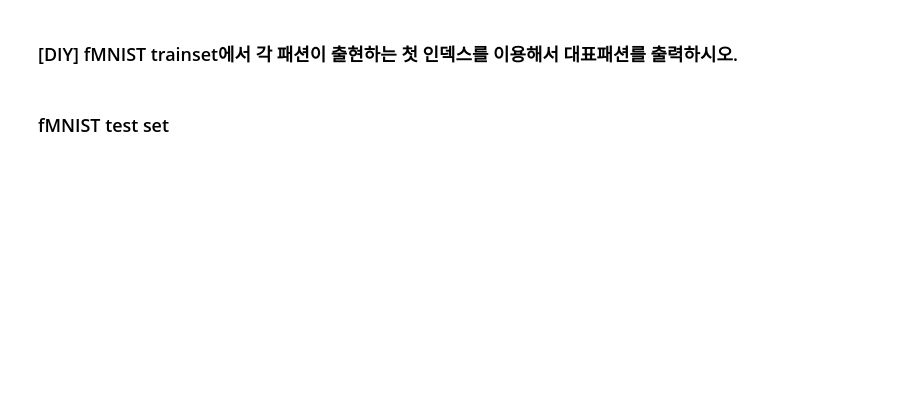
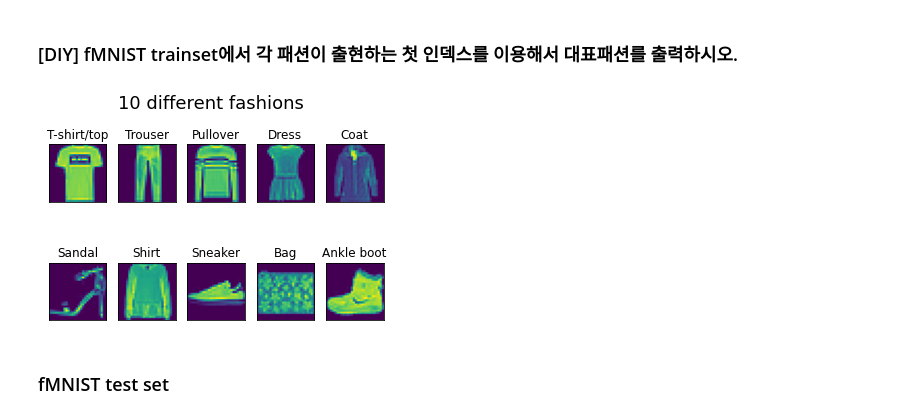
Before and after one commit to pdm03/pdm03, a Jupyter notebook: py-tensorflow/tf2_1_datasets_cv_I.ipynb, the cells around one changed output. Drawn from its saved outputs; the diff is of its cells as text; code cells hidden in the pictures; blank space fills up the shorter version.

```diff
--- a/py-tensorflow/tf2_1_datasets_cv_I.ipynb
+++ b/py-tensorflow/tf2_1_datasets_cv_I.ipynb
@@ -150,0 +252,3 @@ print('Test: X=%s, y=%s' % (testX.shape, testy.shape))
+# %%
+class_names = ['T-shirt/top', 'Trouser', 'Pullober', 'Dress', 'Coat', 'Sandal', 'Shirt', 'Sneaker', 'Bag', 'Ankle boot']
+class_names[9], class_names[0]
@@ -150,0 +257,3 @@ print('Test: X=%s, y=%s' % (testX.shape, testy.shape))
+# %%
+for i in trainy[:5]:
+    print(class_names[i])
@@ -201,21 +331,23 @@ for i in range(10):
 # %% [markdown]
 ### [DIY] fMNIST trainset에서 각 패션이 출현하는 첫 인덱스를 이용해서 대표패션를 출력하시오.
 # %%
-# Your code here!
-# class_names = ['T-shirt/top', 'Trouser', 'Pullover', 'Dress', 'Coat', 'Sandal', 'Shirt', 'Sneaker', 'Bag', 'Ankle boot']
-# num_10 = np.unique(trainy, return_index=True)[1]
-# images = trainX[num_10]
-# # fig = plt.figure(figsize=(10,6))
-# for i in range(len(images)):
-#     # define subplot
-#     plt.subplot(2,5,1 + i) #, sharey=False)
-#     # plot raw pixel data
-#     plt.imshow(images[i])
-#     plt.title(class_names[i])
-#     plt.xticks([])
-#     plt.yticks([])
-# plt.suptitle("10 different fashions", fontsize=18)
-# plt.show()
+#Your code here!
+class_names = ['T-shirt/top', 'Trouser', 'Pullover', 'Dress', 'Coat', 'Sandal', 'Shirt', 'Sneaker', 'Bag', 'Ankle boot']
+num_10 = np.unique(trainy, return_index=True)[1]
+images = trainX[num_10]
+# fig = plt.figure(figsize=(10,6))
+for i in range(len(images)):
+    # define subplot
+    plt.subplot(2,5,1 + i) #, sharey=False)
+    # plot raw pixel data
+    plt.imshow(images[i])
+    plt.title(class_names[i])
+    plt.xticks([])
+    plt.yticks([])
+plt.suptitle("10 different fashions", fontsize=18)
+plt.show()
+# %% [output]
+[figure, added]
 # %% [markdown]
 ### fMNIST test set
 # %%
```
Also changed, not shown: parts of 31 cells of this notebook.
